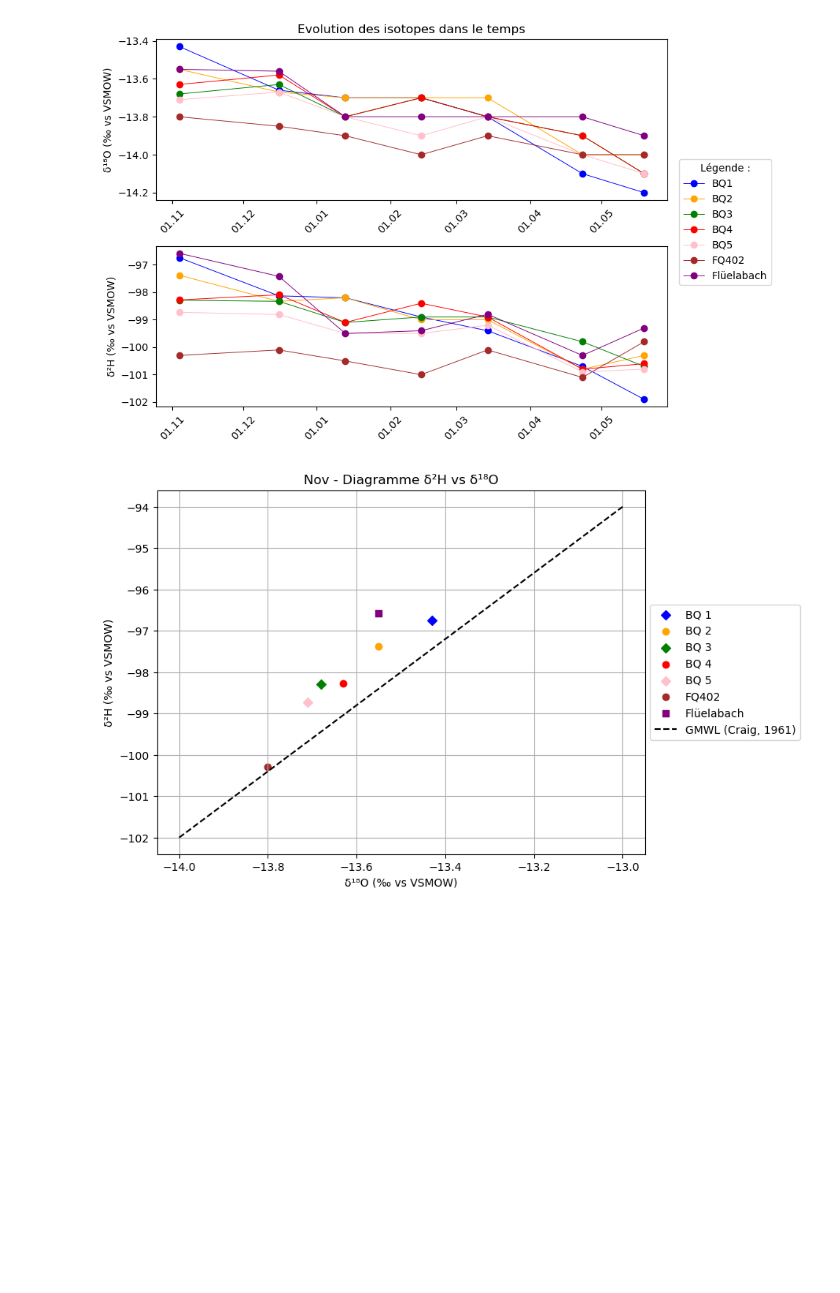
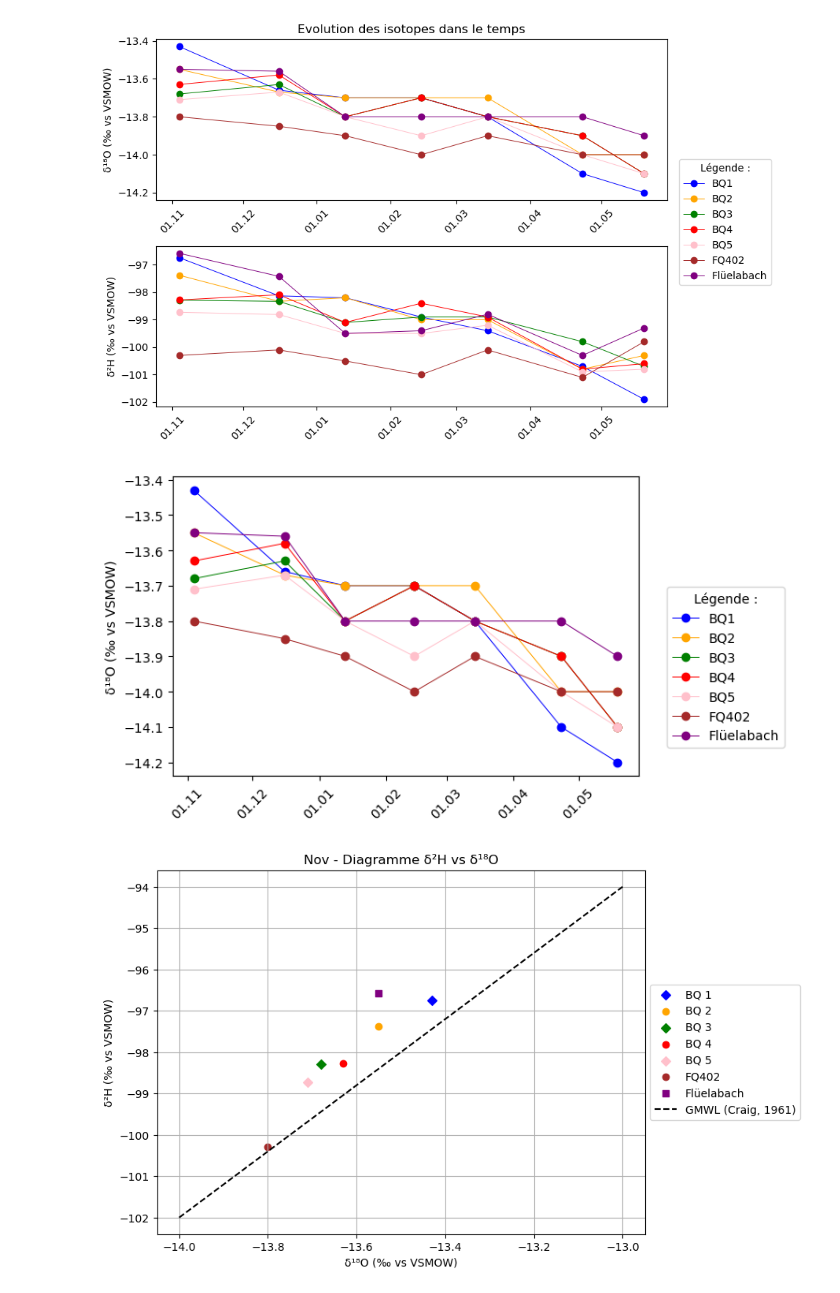
Before and after one commit to axel2927/tb_davos, a Jupyter notebook: davos_chimie_1.ipynb, the cells around one changed output. Cells and saved outputs as stored; diff of their text form; code cells hidden in the pictures; blank space fills up the shorter version.

```diff
--- a/davos_chimie_1.ipynb
+++ b/davos_chimie_1.ipynb
@@ -528,6 +528,40 @@ plt.tight_layout()
 plt.show()
 # %% [output]
 [figure]
+# %%
+fig, ax = plt.subplots(figsize=(6, 4))
+
+# Données regroupées pour éviter les répétitions
+series = [
+    (O18_bq1, 'blue', 'BQ1'),
+    (O18_bq2, 'orange', 'BQ2'),
+    (O18_bq3, 'green', 'BQ3'),
+    (O18_bq4, 'red', 'BQ4'),
+    (O18_bq5, 'pink', 'BQ5'),
+    (O18_fq402, 'brown', 'FQ402'),
+    (O18_fb, 'purple', 'Flüelabach')
+]
+
+for data, color, label in series:
+    ax.plot(dates_mesures, data, marker='o', lw=0.7, color=color, label=label)
+
+#ax.set_title('Evolution des isotopes dans le temps')
+ax.set_ylabel('δ¹⁸O (‰ vs VSMOW)')
+
+# Formatage de l'axe des dates
+ax.xaxis.set_major_formatter(mdates.DateFormatter('%d.%m'))
+ax.tick_params(axis='x', rotation=45)
+
+# Légende séparée
+ax_legende = fig.add_axes([1, 0.5, 0.26, 0.18])
+ax_legende.axis('off')
+handles, labels = ax.get_legend_handles_labels()
+ax_legende.legend(handles, labels, loc='upper center', frameon=True, ncol=1, title='Légende :')
+
+plt.tight_layout()
+plt.show()
+# %% [output]
+[figure, added]
 # %%
 plt.figure(figsize=(8,6))
 
```
Also changed, not shown: parts of 3 cells of this notebook.
